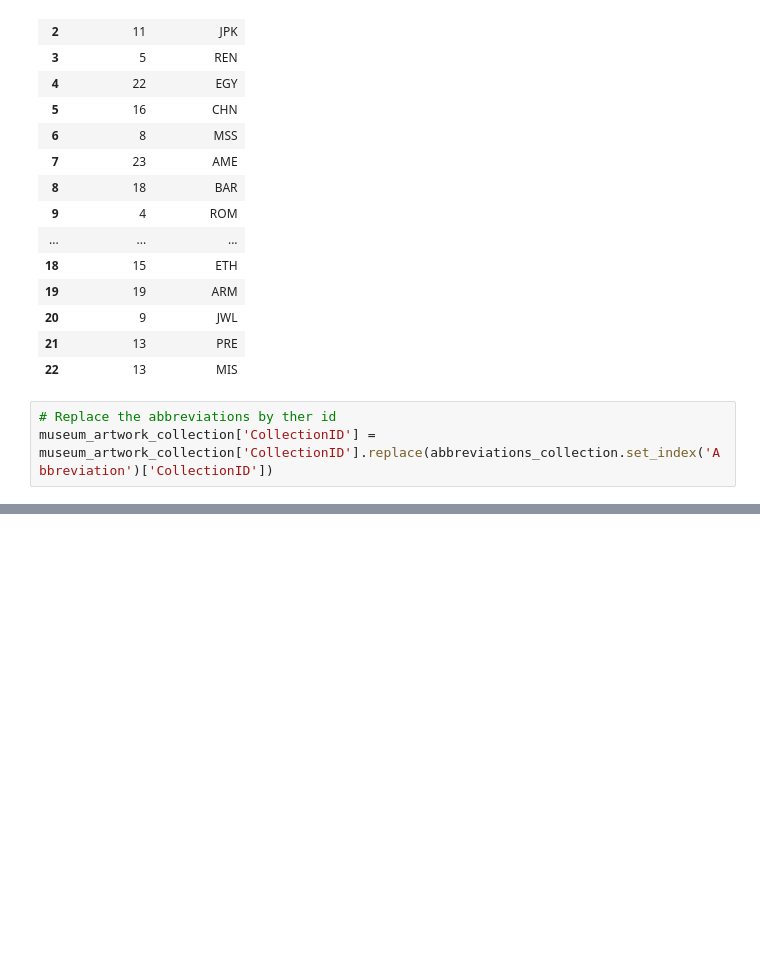
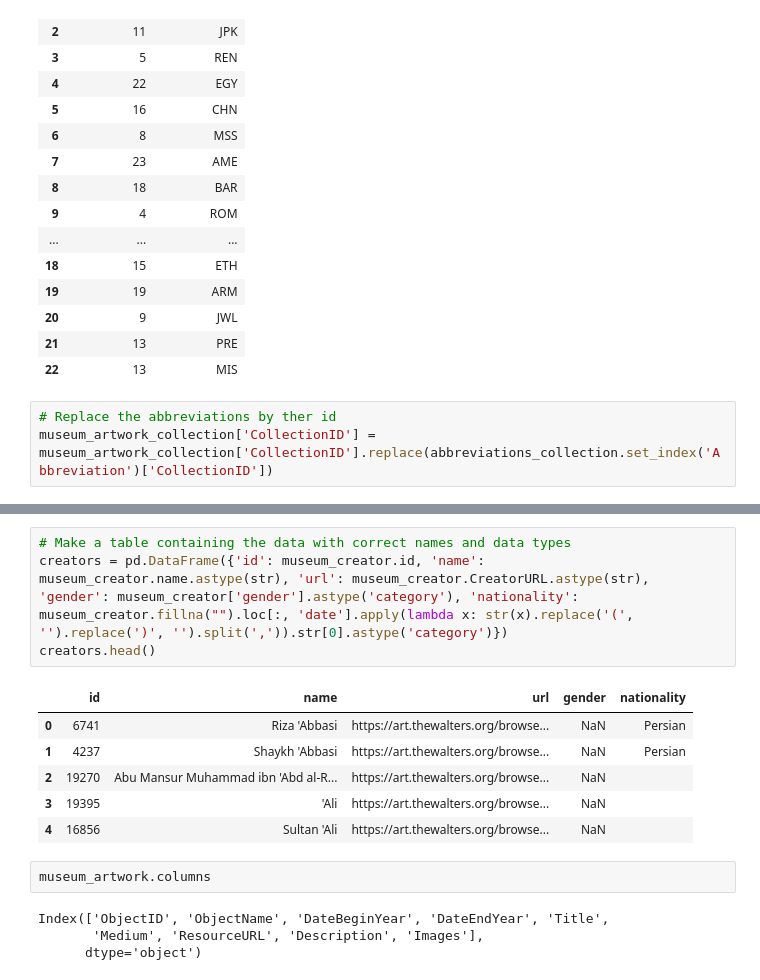
Before and after one commit to elkoko22/Algorithm-Design-on-the-Walters-Art-Museum, a Jupyter notebook: datapreprocessing.ipynb, the cells around one changed output, grey strips where cells are left out. Drawn from its saved outputs; the diff is of its cells as text; blank space fills up the shorter version.

```diff
--- a/datapreprocessing.ipynb
+++ b/datapreprocessing.ipynb
@@ -338,0 +359,17 @@ museum_artwork_collection['CollectionID'] = museum_artwork_collection['Collectio
+# %%
+# Make a table containing the data with correct names and data types
+creators = pd.DataFrame({'id': museum_creator.id, 'name': museum_creator.name.astype(str), 'url': museum_creator.CreatorURL.astype(str), 'gender': museum_creator['gender'].astype('category'), 'nationality': museum_creator.fillna("").loc[:, 'date'].apply(lambda x: str(x).replace('(', '').replace(')', '').split(',')).str[0].astype('category')})
+creators.head()
+# %% [output]
+|  | id | name | url | gender | nationality |
+| 0 | 6741 | Riza 'Abbasi | https://art.thewalters.org/browse... | NaN | Persian |
+| 1 | 4237 | Shaykh 'Abbasi | https://art.thewalters.org/browse... | NaN | Persian |
+| 2 | 19270 | Abu Mansur Muhammad ibn 'Abd al-R... | https://art.thewalters.org/browse... | NaN |  |
+| 3 | 19395 | 'Ali | https://art.thewalters.org/browse... | NaN |  |
+| 4 | 16856 | Sultan 'Ali | https://art.thewalters.org/browse... | NaN |  |
+# %%
+museum_artwork.columns
+# %% [output]
+Index(['ObjectID', 'ObjectName', 'DateBeginYear', 'DateEndYear', 'Title',
+       'Medium', 'ResourceURL', 'Description', 'Images'],
+      dtype='object')
```
Also changed, not shown: parts of 8 cells of this notebook.
